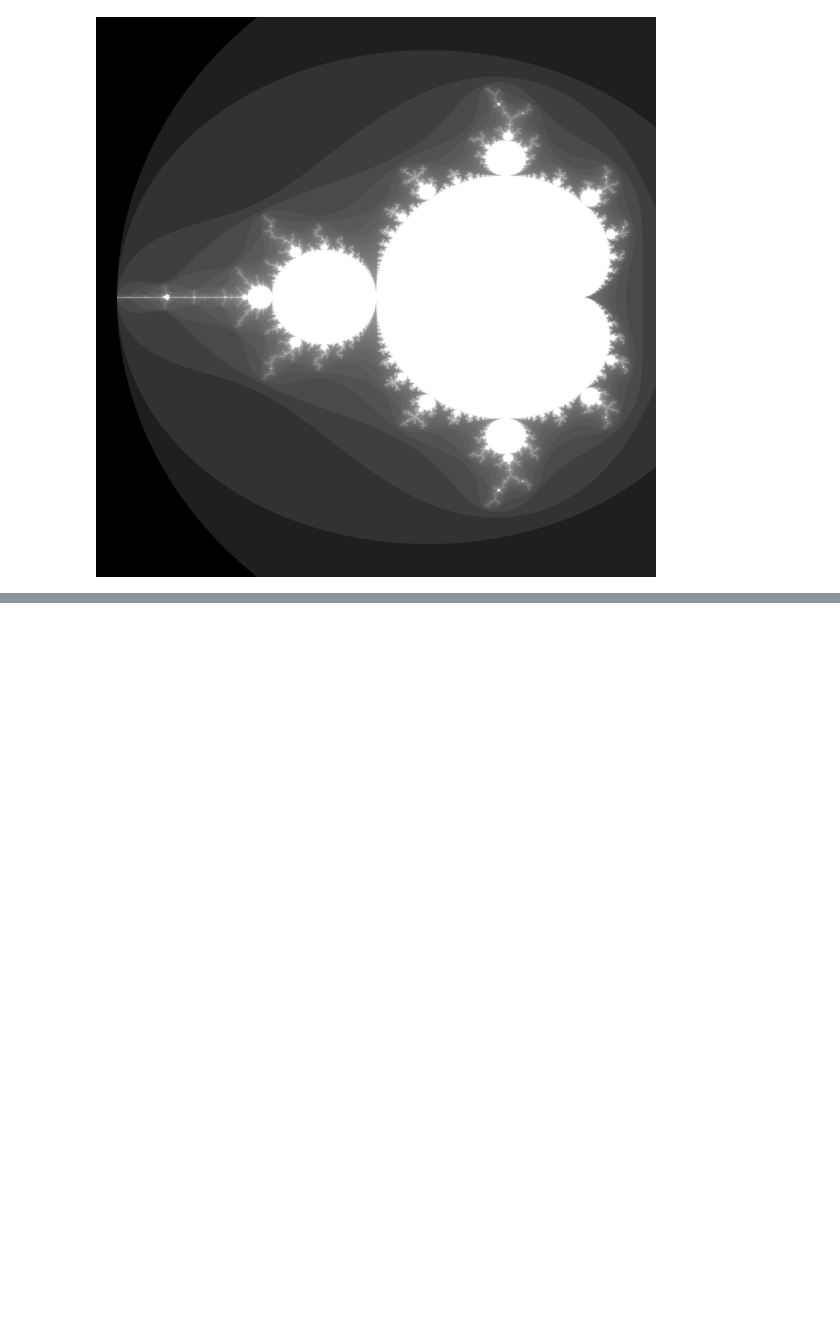
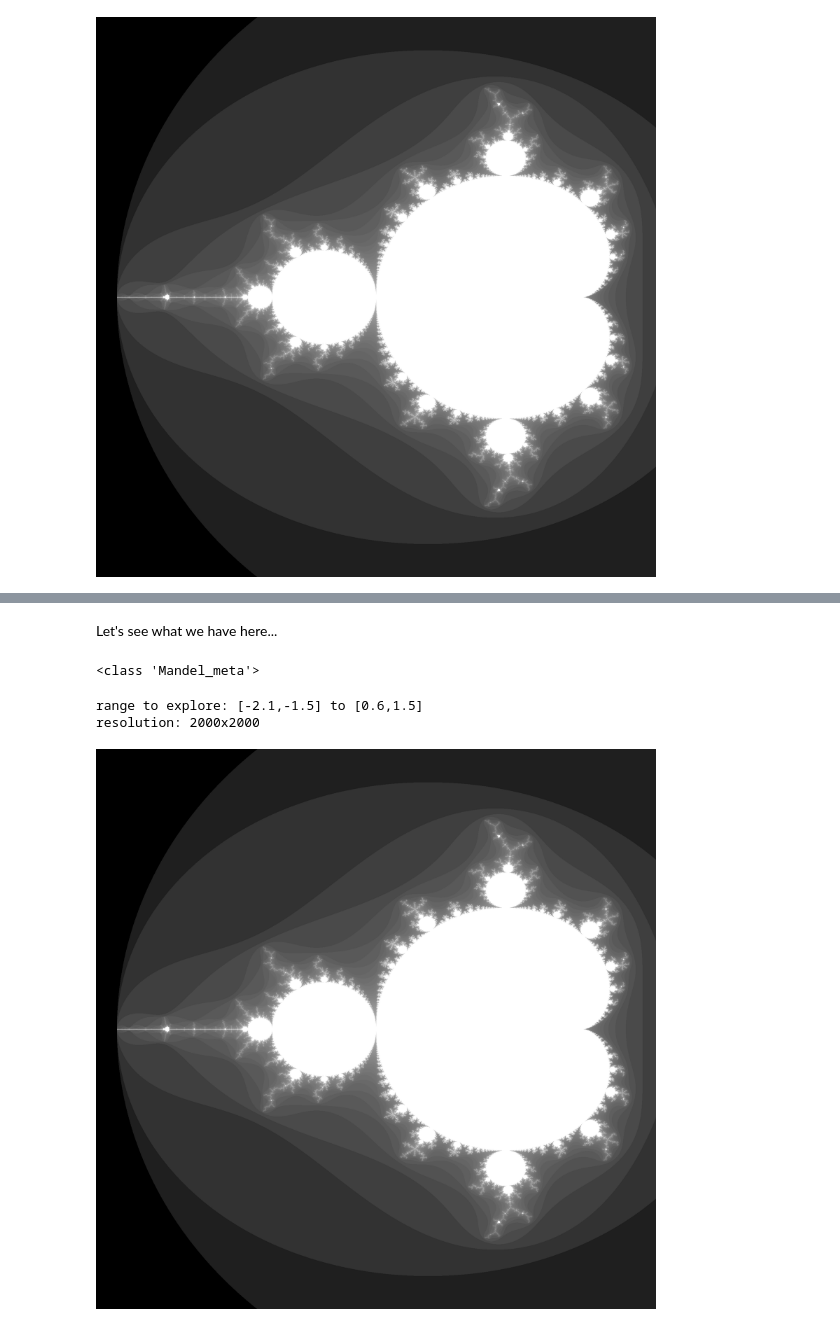
Before and after one commit to zpv8bq/C-to-Python, a Jupyter notebook: cppyy.ipynb, the cells around one changed output, grey strips where cells are left out. Saved outputs shown, nothing was run; the diff lists cells and outputs as text; code cells hidden in the pictures; blank space fills up the shorter version.

```diff
--- a/cppyy.ipynb
+++ b/cppyy.ipynb
@@ -76,0 +130,22 @@ display(image)
+# %% [markdown]
+Let's see what we have here...
+# %%
+type(Mandel)
+# %% [output]
+<class 'Mandel_meta'>
+# %%
+mymandel=Mandel()
+from ctypes import c_double, c_int, POINTER
+re1=c_double()
+re2=c_double()
+im1=c_double()
+im2=c_double()
+mymandel.getRange(re1,re2,im1,im2)  # look at the default range
+print(f'range to explore: [{re1.value},{im1.value}] to [{re2.value},{im2.value}]')
+nr=c_int()
+ni=c_int()
+mymandel.getResolution(nr,ni)
+print(f'resolution: {nr.value}x{ni.value}')
+# %% [output]
+range to explore: [-2.1,-1.5] to [0.6,1.5]
+resolution: 2000x2000
@@ -76,0 +154,15 @@ display(image)
+# %%
+import numpy as np
+img=np.ndarray(shape=(nr.value,ni.value), dtype=np.double) # array to hold our image
+mymandel.getImg(img.ctypes.data_as(POINTER(c_double)))
+# %%
+from PIL import Image
+
+# convert values to 0 - 255 int8 format
+img=np.log(img)
+img = (img/img.max()*255).astype('uint8')
+image = Image.fromarray(img)
+
+display(image)
+# %% [output]
+[figure, added]
```
Also changed, not shown: parts of 23 cells of this notebook, 3 other files.
